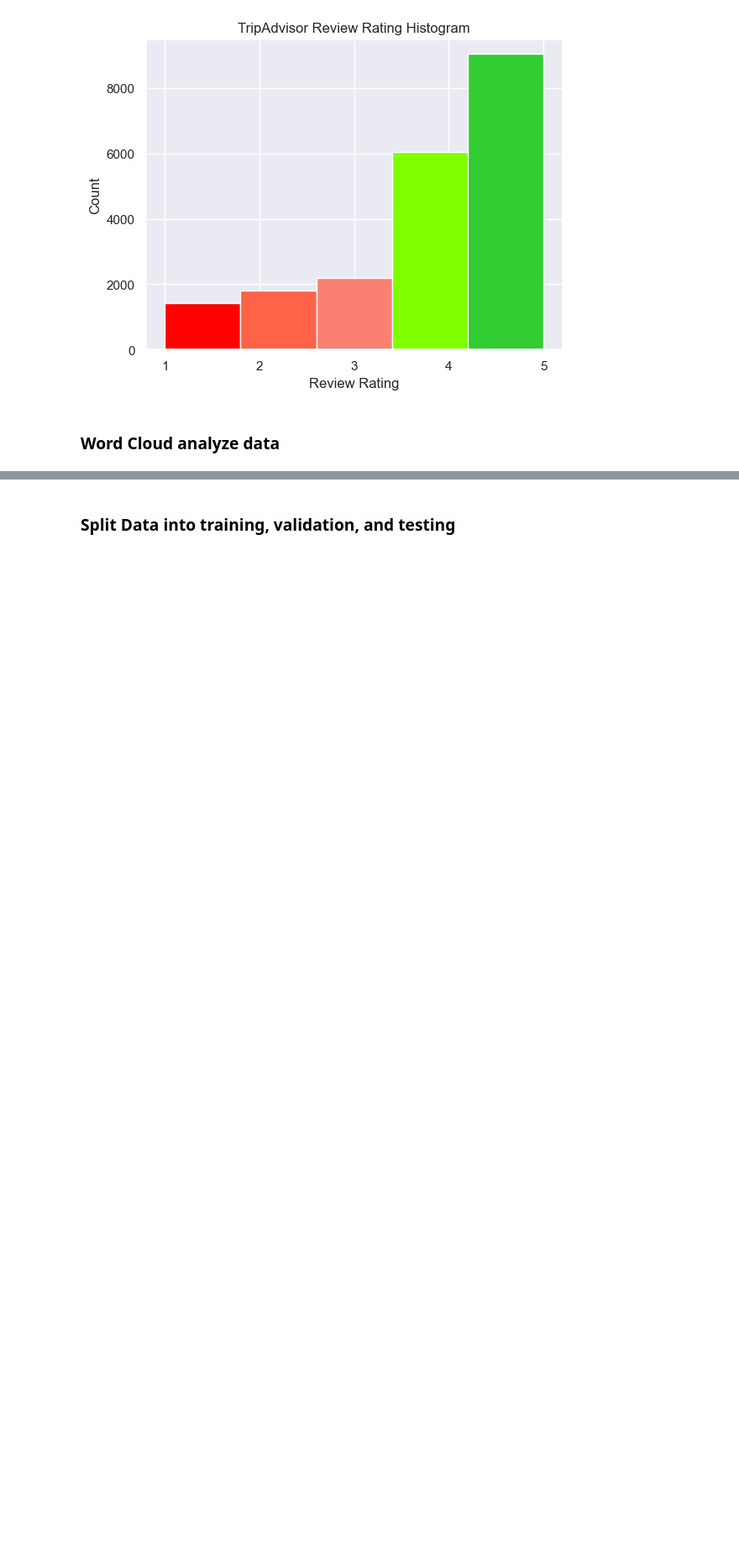
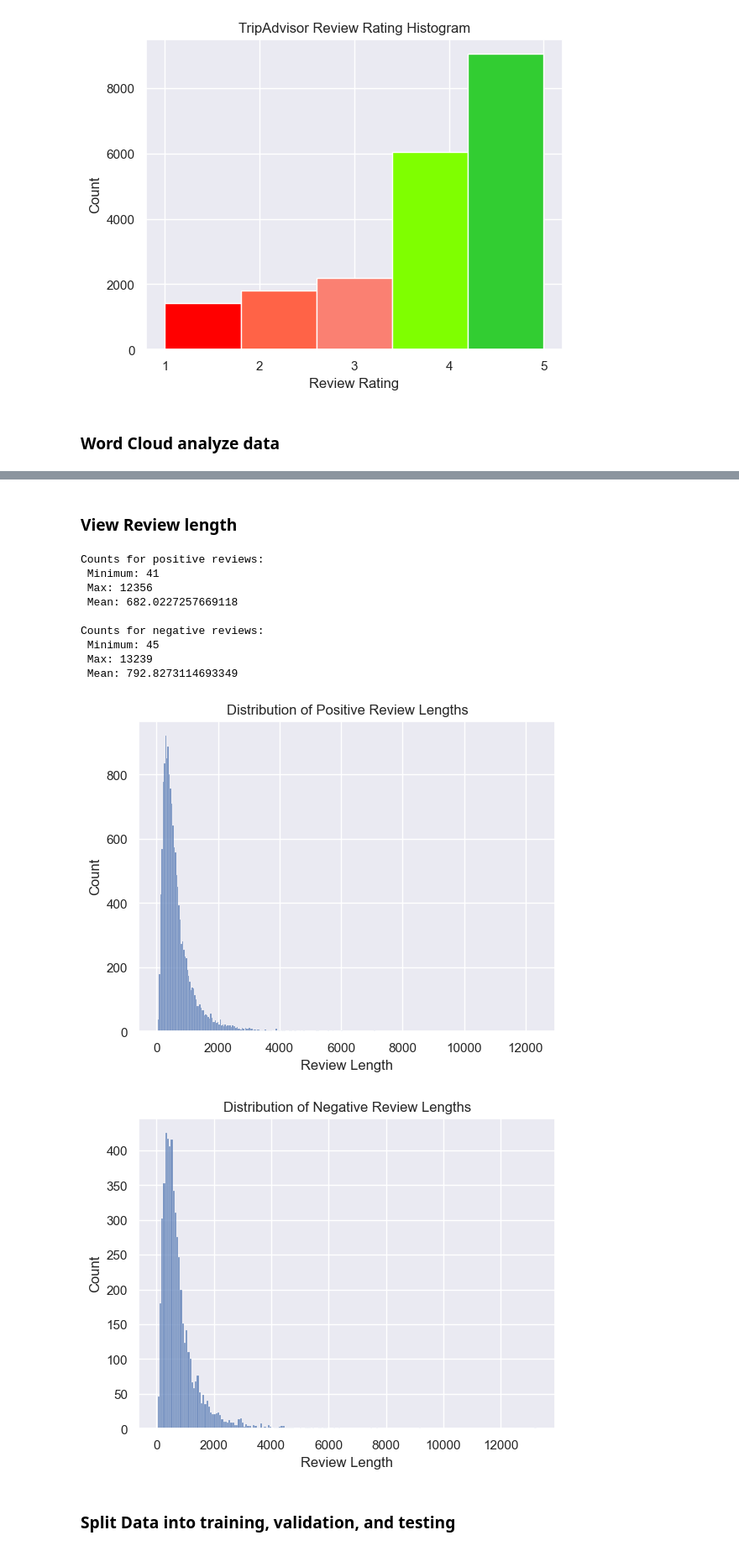
Before and after one commit to kevinyi901/W207, a Jupyter notebook: W207_Final.ipynb, the cells around one changed output, grey strips where cells are left out. Shown at 84% size. Drawn from its saved outputs; the diff is of its cells as text; code cells hidden in the pictures; blank space fills up the shorter version.

```diff
--- a/W207_Final.ipynb
+++ b/W207_Final.ipynb
@@ -178,3 +184,48 @@ plt.show()
+# %% [markdown]
+### View Review length
+# %%
+# get min, max, mean lengths for positive reviews.
+pos_reviews_length = [len(review) for review in positive_reviews['Review']]
+min_pos = min(pos_reviews_length)
+max_pos = max(pos_reviews_length)
+mean_pos = sum(pos_reviews_length) / len(pos_reviews_length)
+
+# get min, max, mean lengths for negative reviews.
+neg_reviews_length = [len(review) for review in negative_reviews['Review']]
+
+min_neg = min(neg_reviews_length)
+max_neg = max(neg_reviews_length)
+mean_neg = sum(neg_reviews_length) / len(neg_reviews_length)
+
+print(f'Counts for positive reviews: \n Minimum: {min_pos} \n Max: {max_pos} \n Mean: {mean_pos}')
+print(f'\nCounts for negative reviews: \n Minimum: {min_neg} \n Max: {max_neg} \n Mean: {mean_neg}')
+
+# Create histogram of positive review length counts.
+sns.histplot(pos_reviews_length)
+plt.title('Distribution of Positive Review Lengths')
+plt.xlabel('Review Length')
+plt.ylabel('Count')
+plt.show()
+
+
+# Create histogram of negative review length counts.
+sns.histplot(neg_reviews_length)
+plt.title('Distribution of Negative Review Lengths')
+plt.xlabel('Review Length')
+plt.ylabel('Count')
+plt.show()
+# %% [output]
+Counts for positive reviews:
+ Minimum: 41
+ Max: 12356
+ Mean: 682.0227257669118
+
+Counts for negative reviews:
+ Minimum: 45
+ Max: 13239
+ Mean: 792.8273114693349
+[figure, added]
+[figure, added]
 # %% [markdown]
 ### Split Data into training, validation, and testing
 # %%
```
Also changed, not shown: parts of 8 cells of this notebook.
